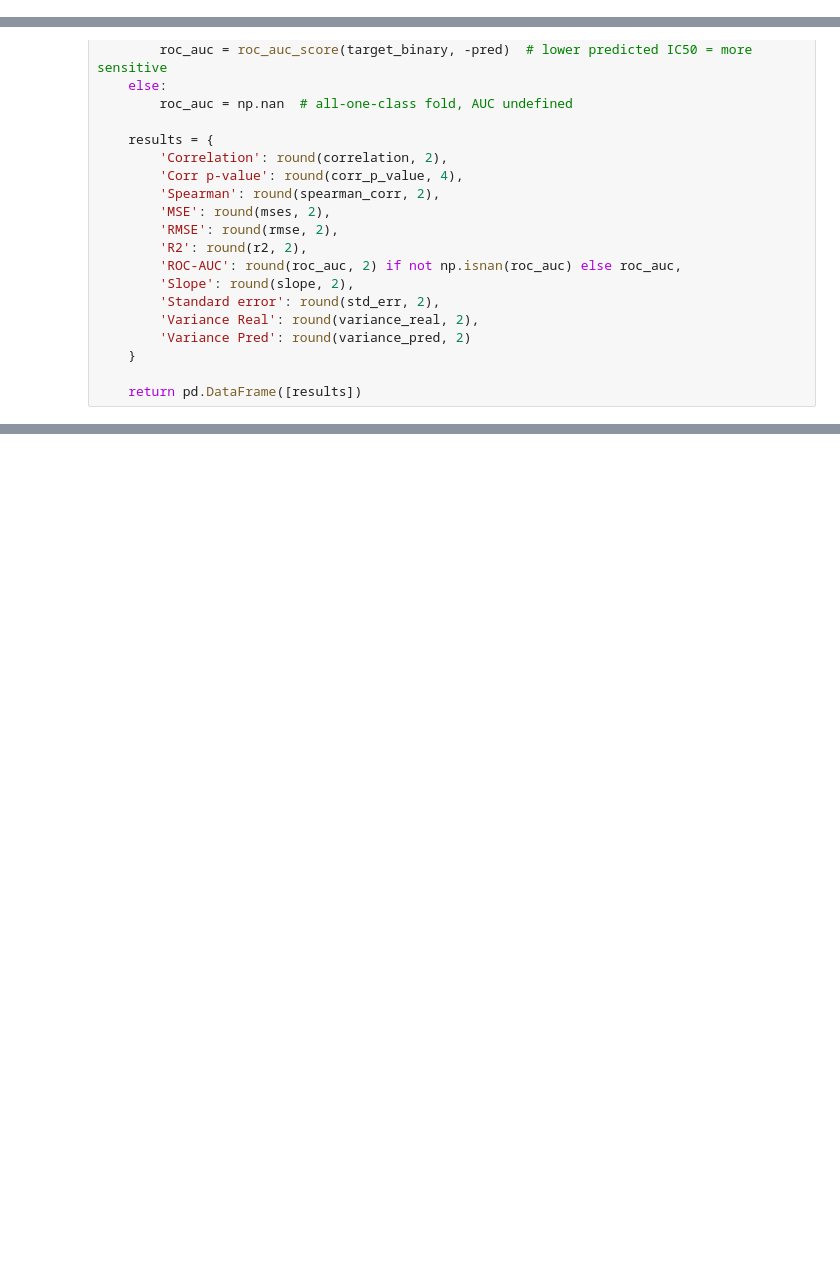
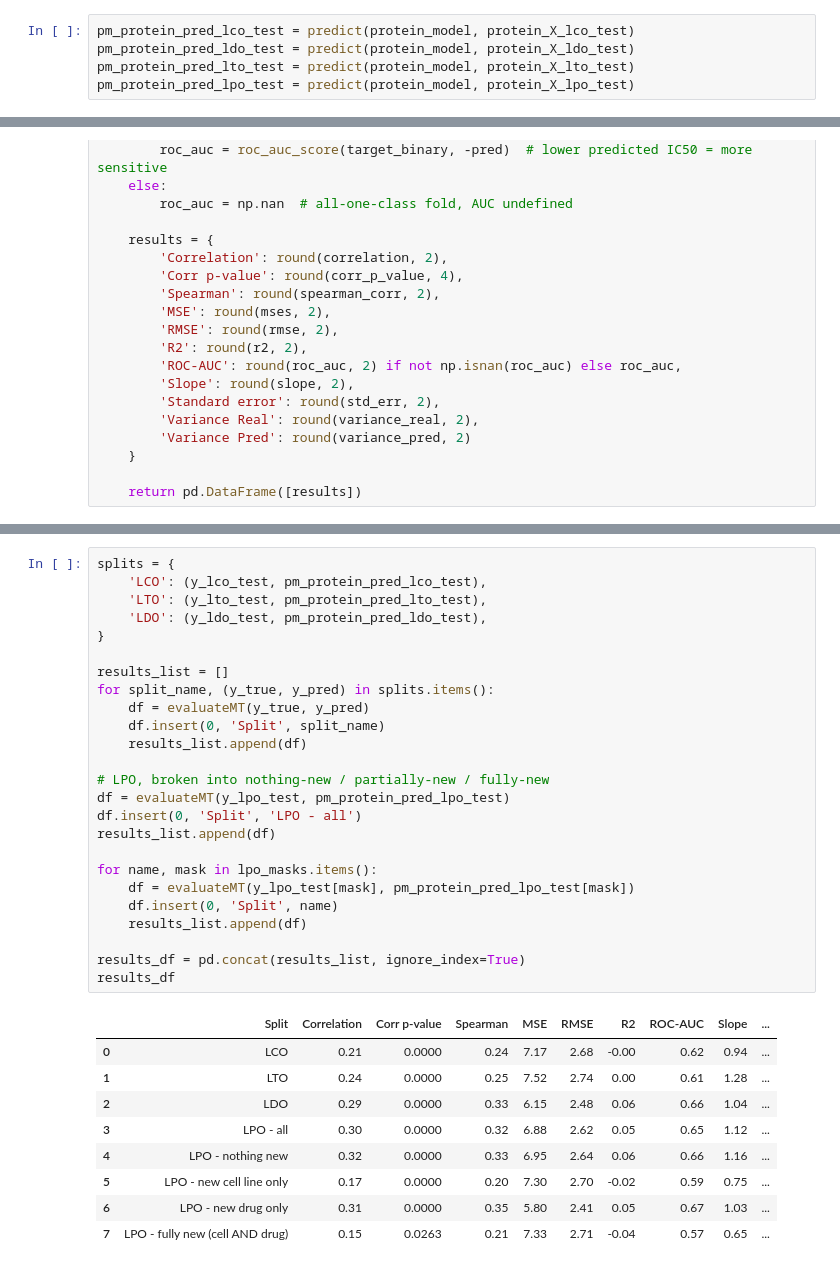
Before and after one commit to fshokor/multiomics-drug-response, a Jupyter notebook: notebooks/09_custom_SingleModal.ipynb, the cells around one changed output, grey strips where cells are left out. Drawn from its saved outputs; the diff is of its cells as text; blank space fills up the shorter version.

```diff
--- a/notebooks/09_custom_SingleModal.ipynb
+++ b/notebooks/09_custom_SingleModal.ipynb
@@ -594,3 +680,8 @@ array([-3.1379077, -5.164714 , -3.1379077, ...,  9.993193 ,  9.993192 ,
+# %%
+pm_protein_pred_lco_test = predict(protein_model, protein_X_lco_test)
+pm_protein_pred_ldo_test = predict(protein_model, protein_X_ldo_test)
+pm_protein_pred_lto_test = predict(protein_model, protein_X_lto_test)
+pm_protein_pred_lpo_test = predict(protein_model, protein_X_lpo_test)
 # %% [markdown]
 ## Evaluation
 # %%
@@ -657,0 +822,35 @@ results_df
+# %%
+splits = {
+    'LCO': (y_lco_test, pm_protein_pred_lco_test),
+    'LTO': (y_lto_test, pm_protein_pred_lto_test),
+    'LDO': (y_ldo_test, pm_protein_pred_ldo_test),
+}
+
+results_list = []
+for split_name, (y_true, y_pred) in splits.items():
+    df = evaluateMT(y_true, y_pred)
+    df.insert(0, 'Split', split_name)
+    results_list.append(df)
+
+# LPO, broken into nothing-new / partially-new / fully-new
+df = evaluateMT(y_lpo_test, pm_protein_pred_lpo_test)
+df.insert(0, 'Split', 'LPO - all')
+results_list.append(df)
+
+for name, mask in lpo_masks.items():
+    df = evaluateMT(y_lpo_test[mask], pm_protein_pred_lpo_test[mask])
+    df.insert(0, 'Split', name)
+    results_list.append(df)
+
+results_df = pd.concat(results_list, ignore_index=True)
+results_df
+# %% [output]
+|  | Split | Correlation | Corr p-value | Spearman | MSE | RMSE | R2 | ROC-AUC | Slope | ... |
+| 0 | LCO | 0.21 | 0.0000 | 0.24 | 7.17 | 2.68 | -0.00 | 0.62 | 0.94 | ... |
+| 1 | LTO | 0.24 | 0.0000 | 0.25 | 7.52 | 2.74 | 0.00 | 0.61 | 1.28 | ... |
+| 2 | LDO | 0.29 | 0.0000 | 0.33 | 6.15 | 2.48 | 0.06 | 0.66 | 1.04 | ... |
+| 3 | LPO - all | 0.30 | 0.0000 | 0.32 | 6.88 | 2.62 | 0.05 | 0.65 | 1.12 | ... |
+| 4 | LPO - nothing new | 0.32 | 0.0000 | 0.33 | 6.95 | 2.64 | 0.06 | 0.66 | 1.16 | ... |
+| 5 | LPO - new cell line only | 0.17 | 0.0000 | 0.20 | 7.30 | 2.70 | -0.02 | 0.59 | 0.75 | ... |
+| 6 | LPO - new drug only | 0.31 | 0.0000 | 0.35 | 5.80 | 2.41 | 0.05 | 0.67 | 1.03 | ... |
+| 7 | LPO - fully new (cell AND drug) | 0.15 | 0.0263 | 0.21 | 7.33 | 2.71 | -0.04 | 0.57 | 0.65 | ... |
```
Also changed, not shown: parts of 50 cells of this notebook, 3 other files.
